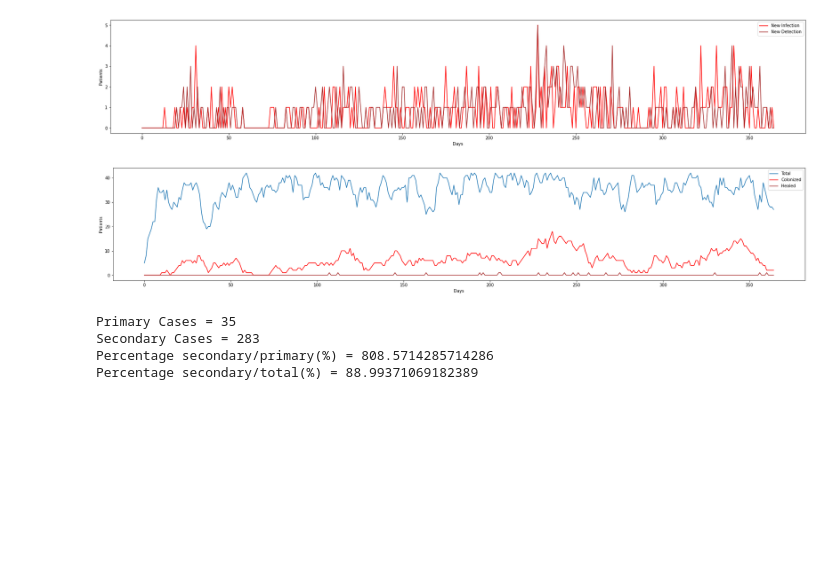
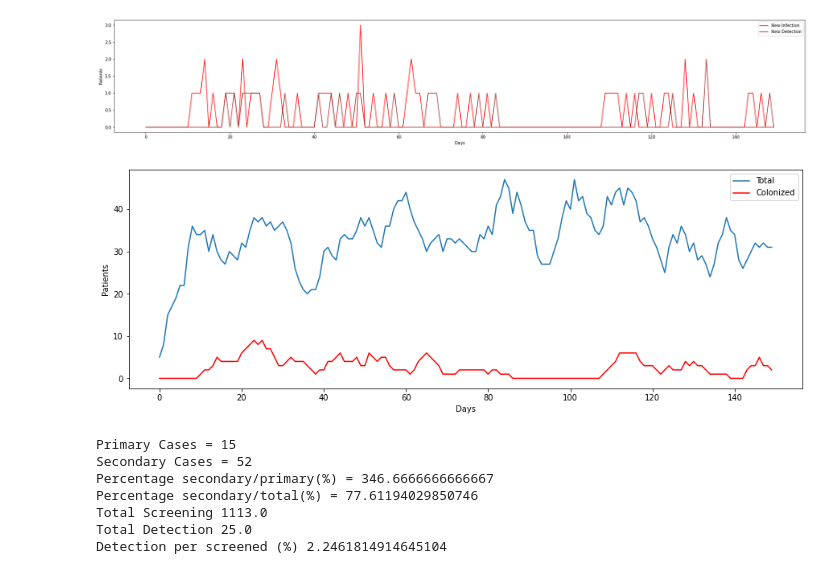
Before and after one commit to ibpme/hostpital-infections, a Jupyter notebook: runner.ipynb, the cells around one changed output. Cells and saved outputs as stored; diff of their text form; code cells hidden in the pictures; blank space fills up the shorter version.

```diff
--- a/runner.ipynb
+++ b/runner.ipynb
@@ -7,13 +9,13 @@ np.random.seed(12314)
 bays = [agents_enviroments.Bay() for _ in range(10)]
 isobays = [agents_enviroments.IsolationBay() for _ in range(6)]
 bays += isobays
-params = agents_enviroments.Parameters(C= 0.3 ,V=1, m=0.9, k=0.4,treatment_prob=0.9,isolation_prob=0.01,screen_interval=4,result_time=3)
+params = agents_enviroments.Parameters(C= 0.3 ,V=1, m=0.9, k=0.4,treatment_prob=0.9,isolation_prob=0.01,screen_interval=5,result_length=4)
 ward = agents_enviroments.Ward(bays,params=params)
 # %%
 patient_generator = agents_enviroments.PatientGenerator()
 patient_generator.set_var(poisson_lambda=5,gamma_k=7,gamma_scale=1)
-patient_generator.set_col_length_dist(gamma_k=11,gamma_scale=1)
-patient_sequence = patient_generator.generate_sequence(colonized_prob=0.02,time=365)
+# patient_generator.set_col_length_dist(gamma_k=11,gamma_scale=1)
+patient_sequence = patient_generator.generate_sequence(colonized_prob=0.02,time=150)
 patient_generator.show_admit()
 patient_generator.show_length_stay()
 # %% [output]
@@ -24,6 +26,7 @@ patient_generator.show_length_stay()
 # %%
 from agents_enviroments import History
-from agents_enviroments.movement_strategy import IsolateInfectedStrategyy
+from agents_enviroments.movement_strategy import GroupInfectedStrategy, IsolateInfectedStrategy
+strategies : List[MovementStrategy]= [GroupInfectedStrategy(), IsolateInfectedStrategy()]
 history = History()
 history.reset()
 for patients in patient_sequence:
@@ -33,6 +36,7 @@ for patients in patient_sequence:
     ward.admit_patients(patients=patients)
     ward.generate_transmission()
     ward.generate_treatment()
-    ward.move_patients(IsolateInfectedStrategyy())
+    for strategy in strategies:
+        strategy.move_patients(ward)
     history.add_from_dict(ward.history_dict())
     ward.forward_time()
@@ -46,25 +58,32 @@ plt.xlabel("Days")
 plt.ylabel("Patients")
 plt.show()
 # %% [output]
-[figure, old version]
+[figure, new version]
 # %%
-plt.figure(figsize=(30,5))
+plt.figure(figsize=(15,5))
 plt.plot(history.time,history.total)
 plt.plot(history.time,history.colonized, color='red')
-plt.plot(history.time,history.healed, color='brown')
-plt.legend(["Total","Colonized","Healed"])
+# plt.plot(history.time,history.healed, color='brown')
+# plt.legend(["Total","Colonized","Healed"])
+plt.legend(["Total","Colonized"])
 plt.xlabel("Days")
 plt.ylabel("Patients")
 plt.show()
 # %% [output]
-[figure, old version]
+[figure, new version]
 # %%
 print("Primary Cases =" ,ward.primary_cases)
 print("Secondary Cases =" ,ward.secondary_cases)
 print("Percentage secondary/primary(%) =" ,ward.secondary_cases*100/ward.primary_cases)
 print("Percentage secondary/total(%) =" ,ward.secondary_cases*100/(ward.primary_cases+ward.secondary_cases))
+print("Total Screening",sum(history.screened))
+print("Total Detection",sum(history.new_detected))
+print("Detection per screened (%)",sum(history.new_detected)*100/sum(history.screened))
 # %% [output]
-Primary Cases = 35
-Secondary Cases = 283
-Percentage secondary/primary(%) = 808.5714285714286
-Percentage secondary/total(%) = 88.99371069182389
+Primary Cases = 15
+Secondary Cases = 52
+Percentage secondary/primary(%) = 346.6666666666667
+Percentage secondary/total(%) = 77.61194029850746
+Total Screening 1113.0
+Total Detection 25.0
+Detection per screened (%) 2.2461814914645104
```
Also changed, not shown: parts of 4 cells of this notebook, 13 other files.
